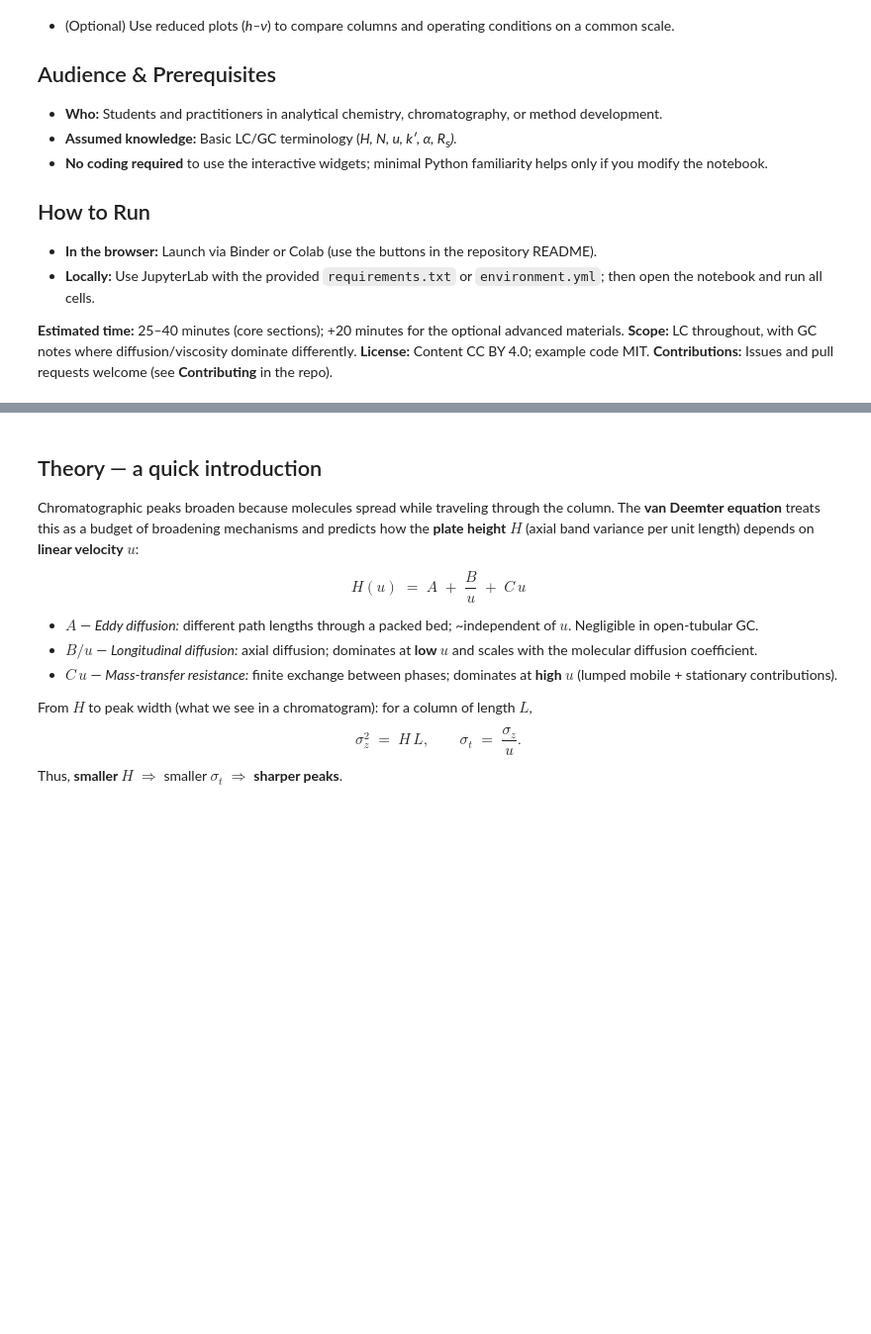
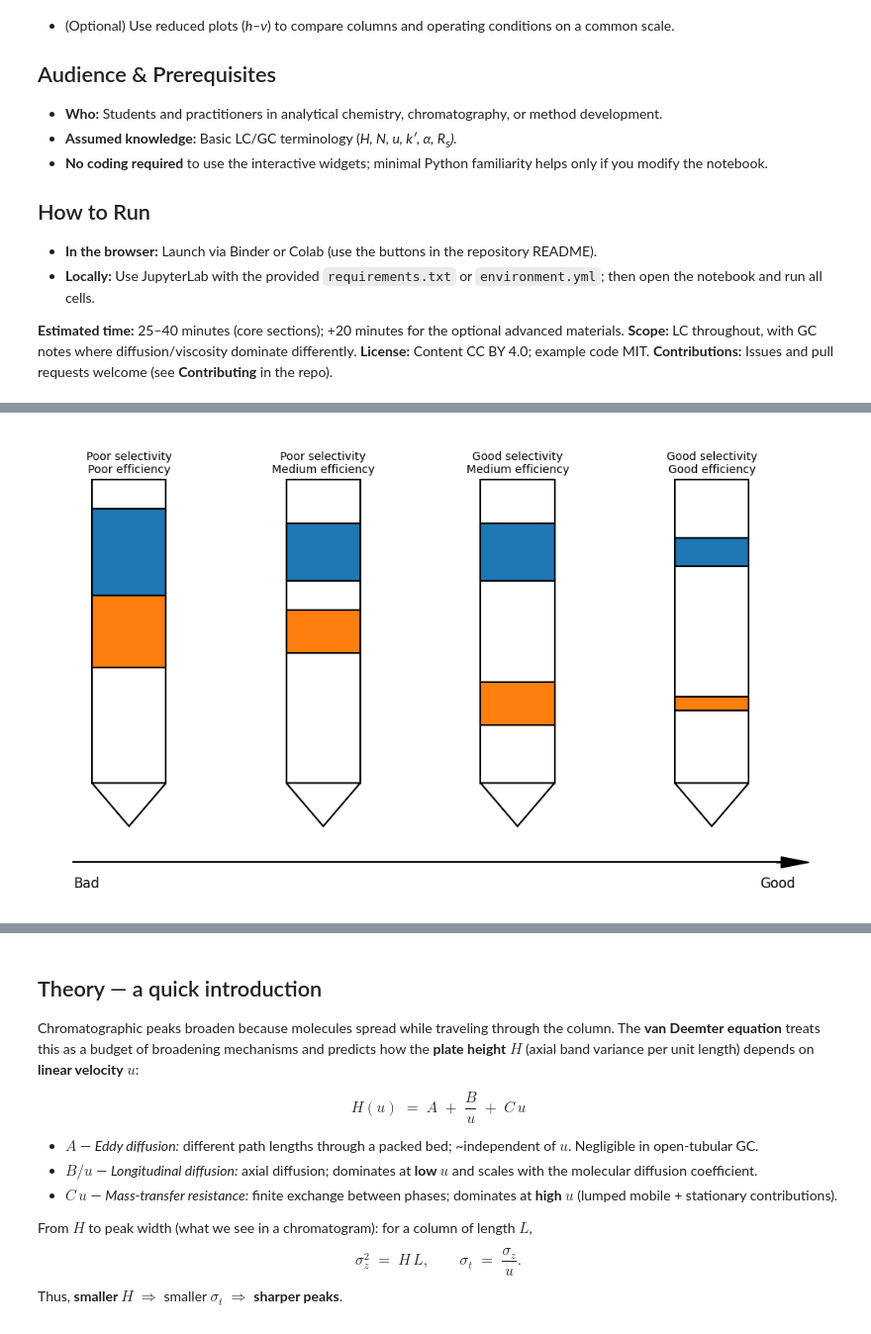
Before and after one commit to HaasCP/Teaching, a Jupyter notebook: notebooks/01-van-deemter.ipynb, the cells around one changed output, grey strips where cells are left out. Shown at 99% size. Drawn from its saved outputs; the diff is of its cells as text; code cells hidden in the pictures; blank space fills up the shorter version.

Commit message:
Add chromatography pencils

```diff
--- a/notebooks/01-van-deemter.ipynb
+++ b/notebooks/01-van-deemter.ipynb
@@ -40,0 +53,4 @@ By the end, you will be able to:
+# %%
+draw_chromatography_pencils()
+# %% [output]
+[figure, added]
```
Also changed, not shown: parts of 5 cells of this notebook, 1 other file.
